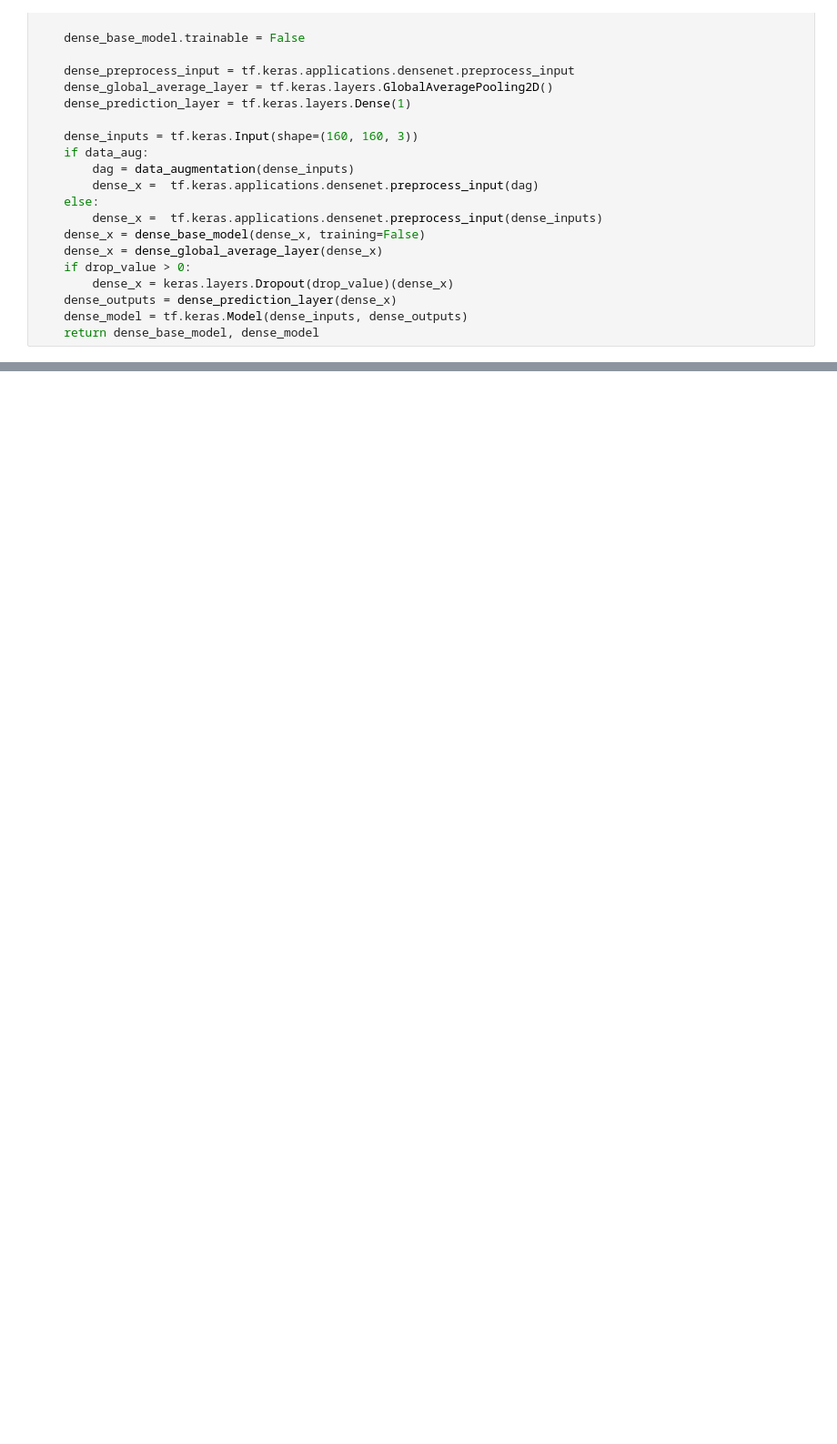
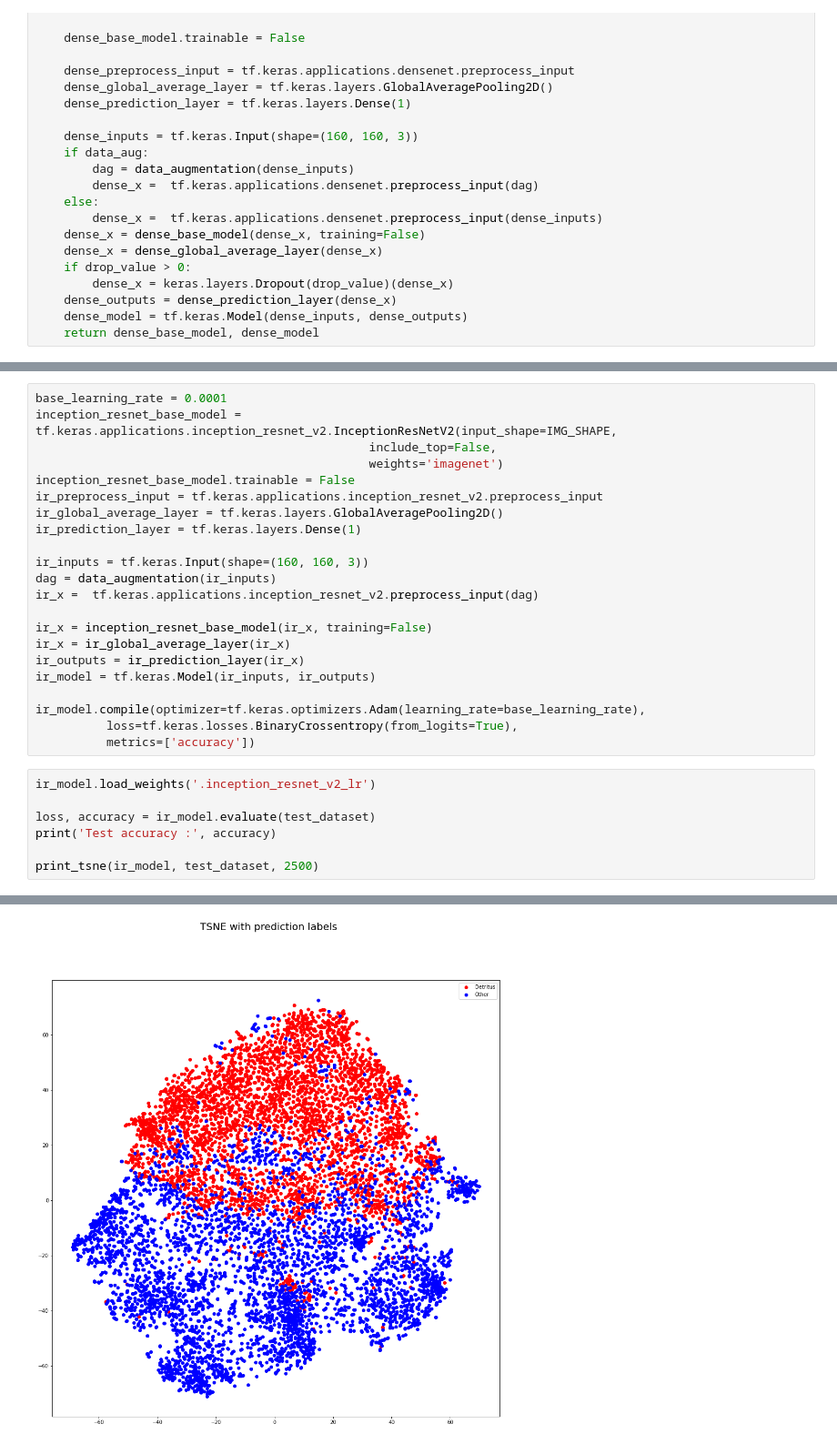
Before and after one commit to diego-mansilla/detritus-recognition, a Jupyter notebook: analyze_models.ipynb, the cells around one changed output, grey strips where cells are left out. Shown: that part at 91% size. Cells and saved outputs as stored; diff of their text form; blank space fills up the shorter version.

```diff
--- a/analyze_models.ipynb
+++ b/analyze_models.ipynb
@@ -306,0 +278,30 @@ def process_results(correct_files, incorrect_files, tenancy):
+# %%
+base_learning_rate = 0.0001
+inception_resnet_base_model = tf.keras.applications.inception_resnet_v2.InceptionResNetV2(input_shape=IMG_SHAPE,
+                                               include_top=False,
+                                               weights='imagenet')
+inception_resnet_base_model.trainable = False
+ir_preprocess_input = tf.keras.applications.inception_resnet_v2.preprocess_input
+ir_global_average_layer = tf.keras.layers.GlobalAveragePooling2D()
+ir_prediction_layer = tf.keras.layers.Dense(1)
+
+ir_inputs = tf.keras.Input(shape=(160, 160, 3))
+dag = data_augmentation(ir_inputs)
+ir_x =  tf.keras.applications.inception_resnet_v2.preprocess_input(dag)
+
+ir_x = inception_resnet_base_model(ir_x, training=False)
+ir_x = ir_global_average_layer(ir_x)
+ir_outputs = ir_prediction_layer(ir_x)
+ir_model = tf.keras.Model(ir_inputs, ir_outputs)
+
+ir_model.compile(optimizer=tf.keras.optimizers.Adam(learning_rate=base_learning_rate),
+          loss=tf.keras.losses.BinaryCrossentropy(from_logits=True),
+          metrics=['accuracy'])
+# %%
+ir_model.load_weights('.inception_resnet_v2_lr')
+
+loss, accuracy = ir_model.evaluate(test_dataset)
+print('Test accuracy :', accuracy)
+
+print_tsne(ir_model, test_dataset, 2500)
+# %% [output]
@@ -306,0 +326 @@ def process_results(correct_files, incorrect_files, tenancy):
+[figure, added]
```
Also changed, not shown: parts of 31 cells of this notebook, 5 other files.
